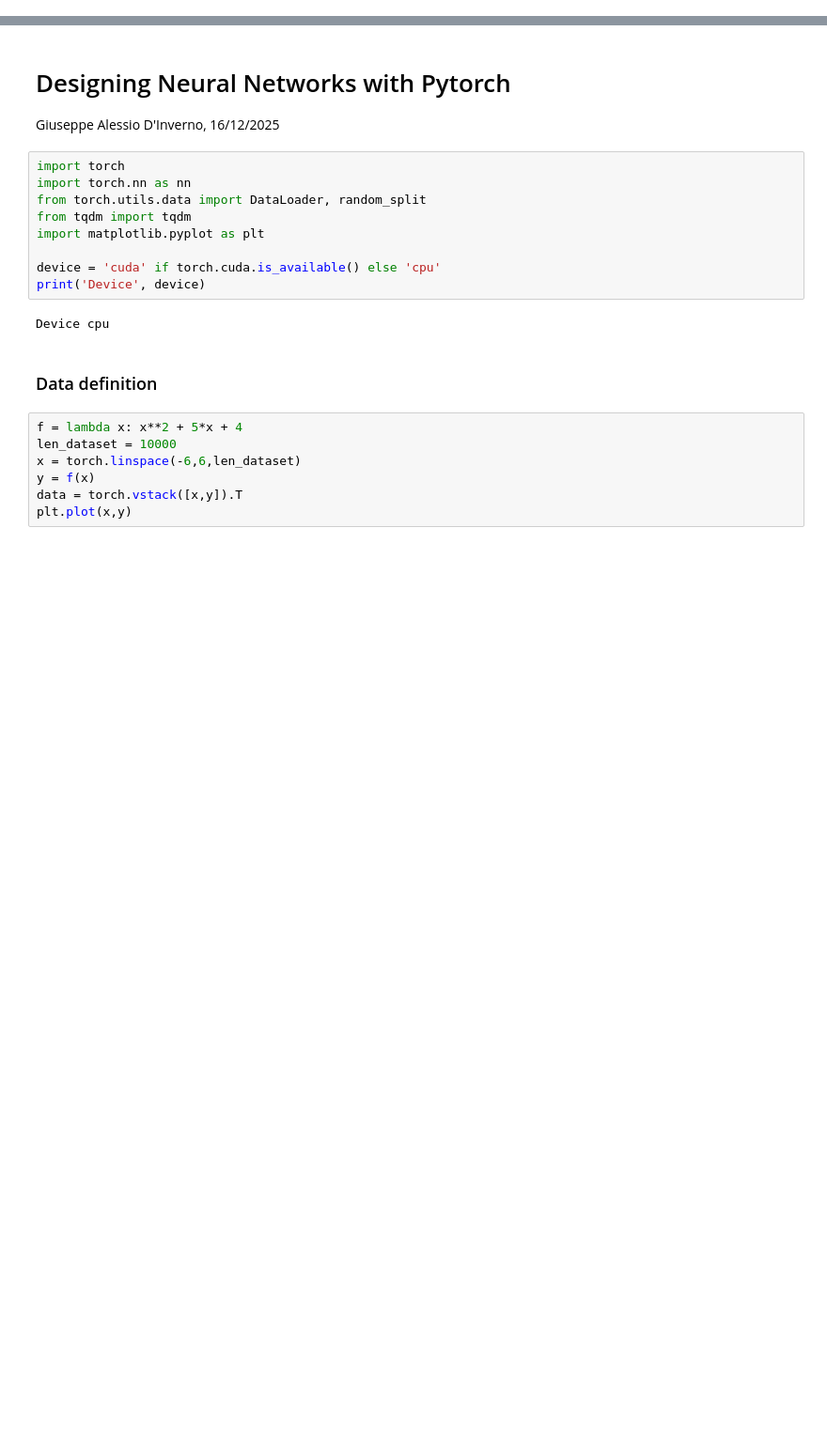
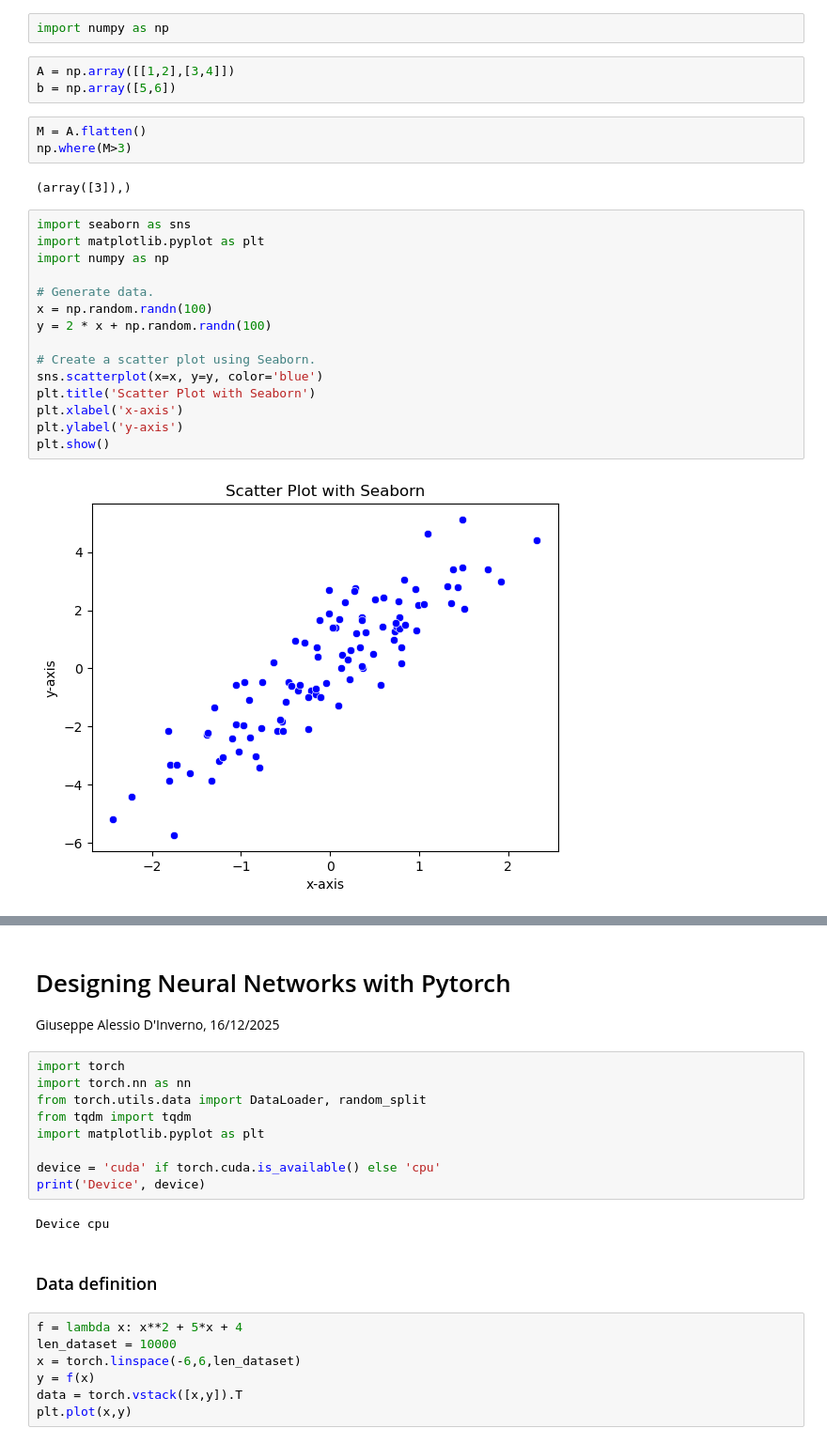
Before and after one commit to pcafrica/advanced_programming_2025-2026, a Jupyter notebook: lectures/13/example.ipynb, the cells around one changed output, grey strips where cells are left out. Shown at 94% size. Cells and saved outputs as stored; diff of their text form; blank space fills up the shorter version.

```diff
--- a/lectures/13/example.ipynb
+++ b/lectures/13/example.ipynb
@@ -0,0 +1,27 @@
+# %%
+import numpy as np
+# %%
+A = np.array([[1,2],[3,4]])
+b = np.array([5,6])
+# %%
+M = A.flatten()
+np.where(M>3)
+# %% [output]
+(array([3]),)
+# %%
+import seaborn as sns
+import matplotlib.pyplot as plt
+import numpy as np
+
+# Generate data.
+x = np.random.randn(100)
+y = 2 * x + np.random.randn(100)
+
+# Create a scatter plot using Seaborn.
+sns.scatterplot(x=x, y=y, color='blue')
+plt.title('Scatter Plot with Seaborn')
+plt.xlabel('x-axis')
+plt.ylabel('y-axis')
+plt.show()
+# %% [output]
+[figure, added]
```
Also changed, not shown: parts of 11 cells of this notebook, 4 other files.
